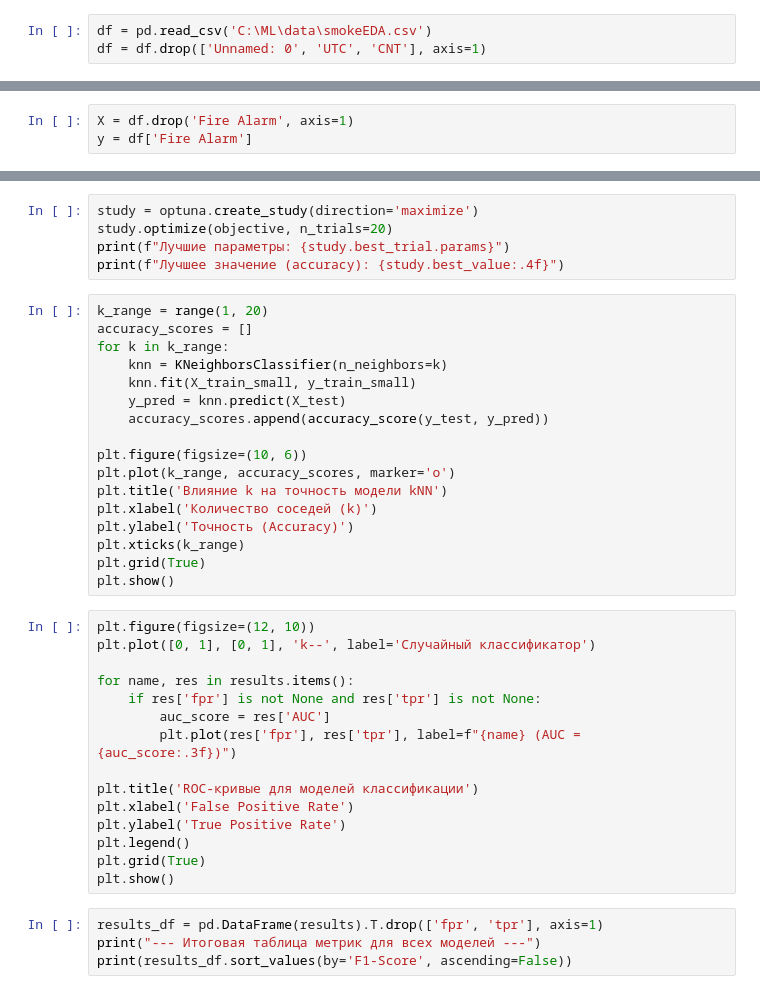
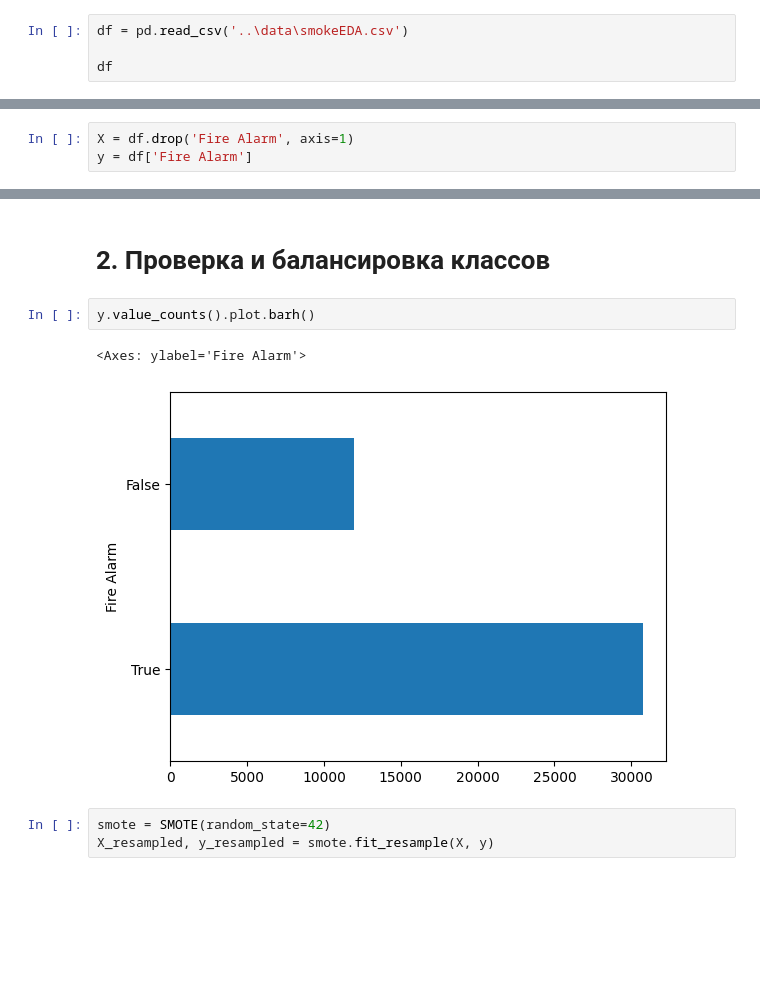
Before and after one commit to somebodnew/OmGTU, a Jupyter notebook: ML/notebooks/lab3_smoke.ipynb, the cells around one changed output, grey strips where cells are left out. Drawn from its saved outputs; the diff is of its cells as text; blank space fills up the shorter version.

```diff
--- a/ML/notebooks/lab3_smoke.ipynb
+++ b/ML/notebooks/lab3_smoke.ipynb
@@ -20,3 +28,4 @@ import optuna
 # %%
-df = pd.read_csv('C:\ML\data\smokeEDA.csv')
-df = df.drop(['Unnamed: 0', 'UTC', 'CNT'], axis=1)
+df = pd.read_csv('..\data\smokeEDA.csv')
+
+df
@@ -295,41 +70,10 @@ def objective(trial):
-# %%
-study = optuna.create_study(direction='maximize')
-study.optimize(objective, n_trials=20)
-print(f"Лучшие параметры: {study.best_trial.params}")
-print(f"Лучшее значение (accuracy): {study.best_value:.4f}")
-# %%
-k_range = range(1, 20)
-accuracy_scores = []
-for k in k_range:
-    knn = KNeighborsClassifier(n_neighbors=k)
-    knn.fit(X_train_small, y_train_small)
-    y_pred = knn.predict(X_test)
-    accuracy_scores.append(accuracy_score(y_test, y_pred))
-
-plt.figure(figsize=(10, 6))
-plt.plot(k_range, accuracy_scores, marker='o')
-plt.title('Влияние k на точность модели kNN')
-plt.xlabel('Количество соседей (k)')
-plt.ylabel('Точность (Accuracy)')
-plt.xticks(k_range)
-plt.grid(True)
-plt.show()
-# %%
-plt.figure(figsize=(12, 10))
-plt.plot([0, 1], [0, 1], 'k--', label='Случайный классификатор')
-
-for name, res in results.items():
-    if res['fpr'] is not None and res['tpr'] is not None:
-        auc_score = res['AUC']
-        plt.plot(res['fpr'], res['tpr'], label=f"{name} (AUC = {auc_score:.3f})")
-
-plt.title('ROC-кривые для моделей классификации')
-plt.xlabel('False Positive Rate')
-plt.ylabel('True Positive Rate')
-plt.legend()
-plt.grid(True)
-plt.show()
-# %%
-results_df = pd.DataFrame(results).T.drop(['fpr', 'tpr'], axis=1)
-print("--- Итоговая таблица метрик для всех моделей ---")
-print(results_df.sort_values(by='F1-Score', ascending=False))
+# %% [markdown]
+# 2. Проверка и балансировка классов
+# %%
+y.value_counts().plot.barh()
+# %% [output]
+<Axes: ylabel='Fire Alarm'>
+[figure, added]
+# %%
+smote = SMOTE(random_state=42)
+X_resampled, y_resampled = smote.fit_resample(X, y)
```
Also changed, not shown: parts of 38 cells of this notebook, 13 other files.
